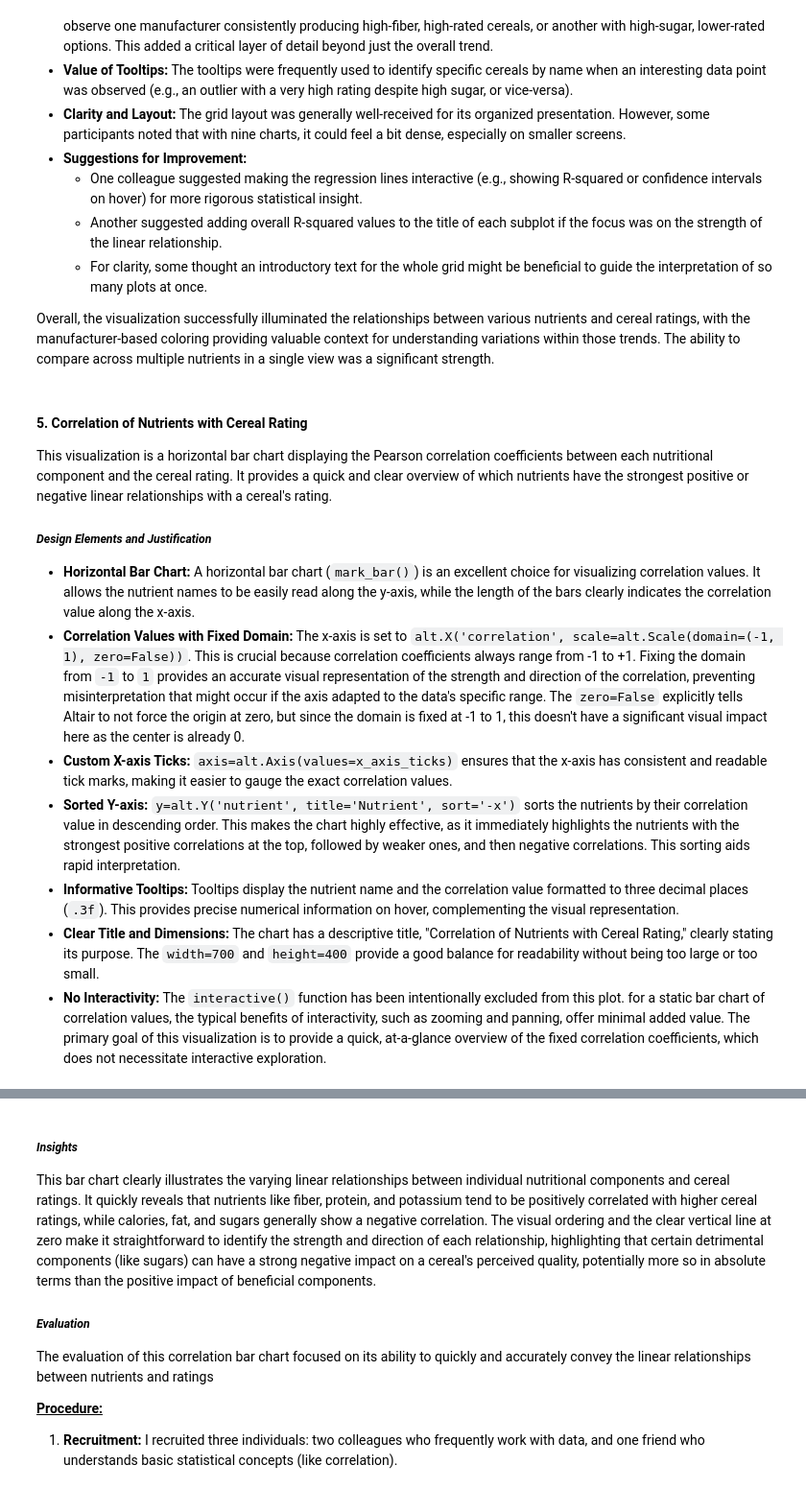
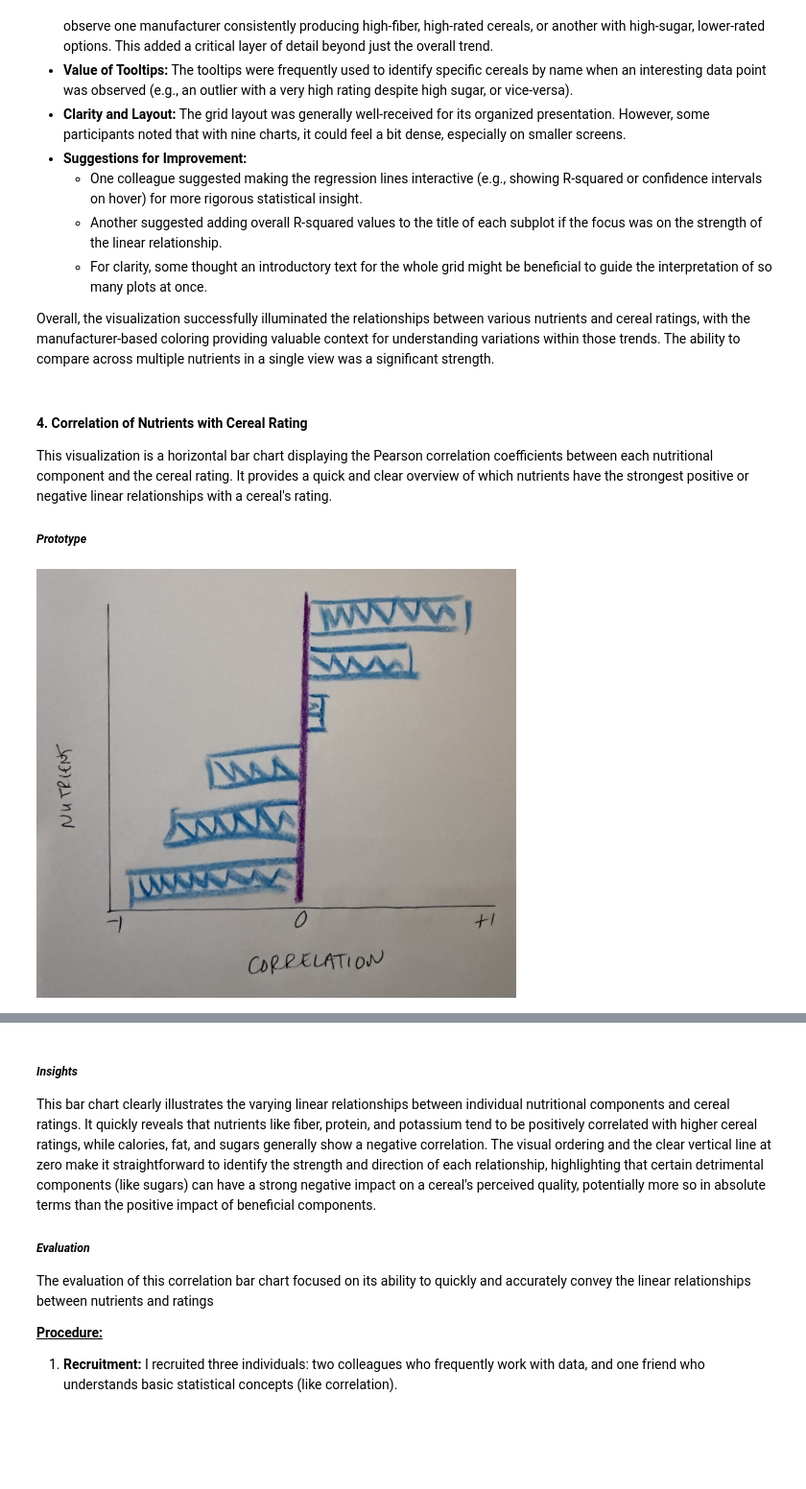
Before and after one commit to matthewdutton1983/DTSA-5304-Final-Project, a Jupyter notebook: notebooks/cereals.ipynb, the cells around one changed output, grey strips where cells are left out. Shown at 96% size. Cells and saved outputs as stored; diff of their text form; code cells hidden in the pictures; blank space fills up the shorter version.

```diff
--- a/notebooks/cereals.ipynb
+++ b/notebooks/cereals.ipynb
@@ -570,16 +589,12 @@ The evaluation for this multi-faceted visualization focused on its effectiveness
 
 Overall, the visualization successfully illuminated the relationships between various nutrients and cereal ratings, with the manufacturer-based coloring providing valuable context for understanding variations within those trends. The ability to compare across multiple nutrients in a single view was a significant strength.
 # %% [markdown]
-#### 5. Correlation of Nutrients with Cereal Rating
+#### 4. Correlation of Nutrients with Cereal Rating
 
 This visualization is a horizontal bar chart displaying the Pearson correlation coefficients between each nutritional component and the cereal rating. It provides a quick and clear overview of which nutrients have the strongest positive or negative linear relationships with a cereal's rating.
 
-##### <i>Design Elements and Justification</i>
-
-- **Horizontal Bar Chart:** A horizontal bar chart (`mark_bar()`) is an excellent choice for visualizing correlation values. It allows the nutrient names to be easily read along the y-axis, while the length of the bars clearly indicates the correlation value along the x-axis.
-- **Correlation Values with Fixed Domain:** The x-axis is set to `alt.X('correlation', scale=alt.Scale(domain=(-1, 1), zero=False))`. This is crucial because correlation coefficients always range from -1 to +1. Fixing the domain from `-1` to `1` provides an accurate visual representation of the strength and direction of the correlation, preventing misinterpretation that might occur if the axis adapted to the data's specific range. The `zero=False` explicitly tells Altair to not force the origin at zero, but since the domain is fixed at -1 to 1, this doesn't have a significant visual impact here as the center is already 0.
-- **Custom X-axis Ticks:** `axis=alt.Axis(values=x_axis_ticks)` ensures that the x-axis has consistent and readable tick marks, making it easier to gauge the exact correlation values.
-- **Sorted Y-axis:** `y=alt.Y('nutrient', title='Nutrient', sort='-x')` sorts the nutrients by their correlation value in descending order. This makes the chart highly effective, as it immediately highlights the nutrients with the strongest positive correlations at the top, followed by weaker ones, and then negative correlations. This sorting aids rapid interpretation.
-- **Informative Tooltips:** Tooltips display the nutrient name and the correlation value formatted to three decimal places (`.3f`). This provides precise numerical information on hover, complementing the visual representation.
-- **Clear Title and Dimensions:** The chart has a descriptive title, "Correlation of Nutrients with Cereal Rating," clearly stating its purpose. The `width=700` and `height=400` provide a good balance for readability without being too large or too small.
-- **No Interactivity:** The `interactive()` function has been intentionally excluded from this plot. for a static bar chart of correlation values, the typical benefits of interactivity, such as zooming and panning, offer minimal added value. The primary goal of this visualization is to provide a quick, at-a-glance overview of the fixed correlation coefficients, which does not necessitate interactive exploration.
+##### <i>Prototype</i>
+# %%
+display(Image(filename="../prototypes/viz4.jpg", width=500, height=400))
+# %% [output]
+[figure, added]
```
Also changed, not shown: parts of 20 cells of this notebook, 8 other files.
